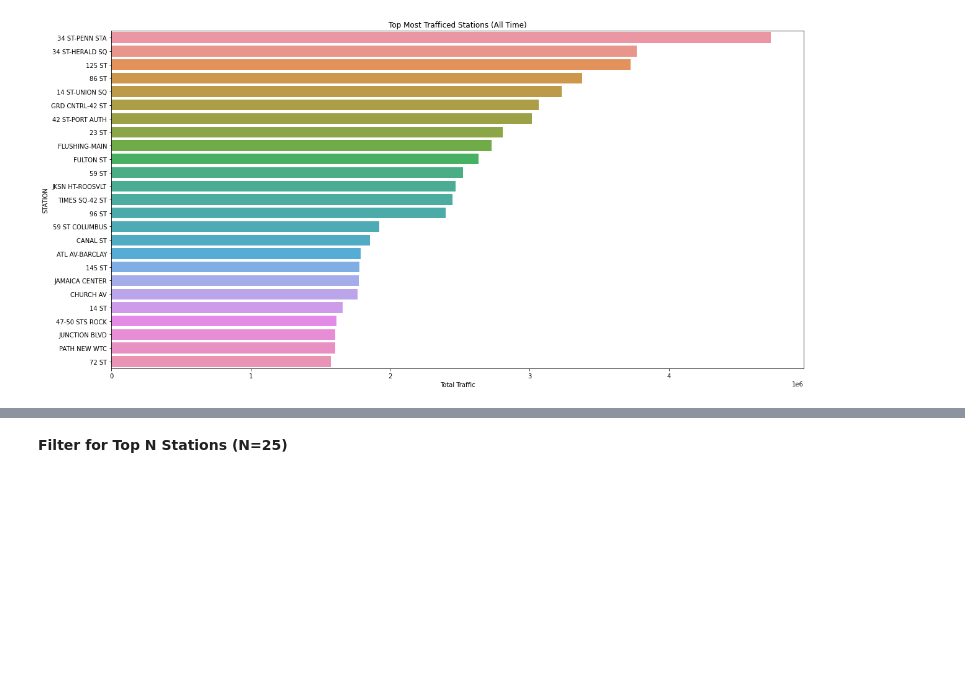
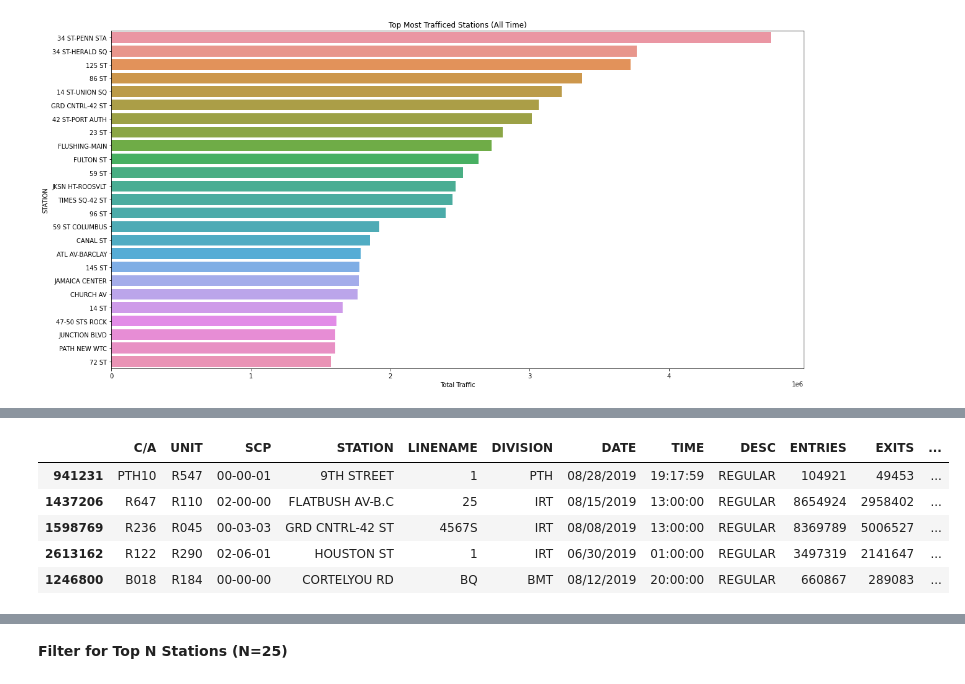
Before and after one commit to aauyeung19/Metis-Project-1, a Jupyter notebook: data cleaning.ipynb, the cells around one changed output, grey strips where cells are left out. Cells and saved outputs as stored; diff of their text form; code cells hidden in the pictures; blank space fills up the shorter version.

Commit message:
Adding Comparison between 2019 and 2020

```diff
--- a/data cleaning.ipynb
+++ b/data cleaning.ipynb
@@ -217,0 +258,4 @@ Text(0.5, 0, 'Total Traffic')
+# %%
+#convert ENTRIES and EXITS to number of entries and number of exits between audits
+mta19['n_in'] = mta19.groupby(['STATION', 'UNIT', 'C/A', 'SCP'])['ENTRIES'].diff()
+mta19['n_out'] = mta19.groupby(['STATION', 'UNIT', 'C/A', 'SCP'])['EXITS'].diff()
@@ -217,0 +274,17 @@ Text(0.5, 0, 'Total Traffic')
+# %%
+#adding n_in and n_out to get total turnstile traffic between audits
+mta19['turn_traffic'] = mta19.n_in + mta19.n_out
+# %%
+mask19 = (mta19.n_in >= 0) & (mta19.n_out >= 0) & (mta19.turn_traffic >= 0) & (mta19.turn_traffic < 2400)
+mta19 = mta19[mask19]
+# %%
+mta19['total_st_traffic'] = mta19.groupby('STATION').turn_traffic.transform('sum')
+# %%
+mta19.sample(5)
+# %% [output]
+|  | C/A | UNIT | SCP | STATION | LINENAME | DIVISION | DATE | TIME | DESC | ENTRIES | EXITS | ... |
+| 941231 | PTH10 | R547 | 00-00-01 | 9TH STREET | 1 | PTH | 08/28/2019 | 19:17:59 | REGULAR | 104921 | 49453 | ... |
+| 1437206 | R647 | R110 | 02-00-00 | FLATBUSH AV-B.C | 25 | IRT | 08/15/2019 | 13:00:00 | REGULAR | 8654924 | 2958402 | ... |
+| 1598769 | R236 | R045 | 00-03-03 | GRD CNTRL-42 ST | 4567S | IRT | 08/08/2019 | 13:00:00 | REGULAR | 8369789 | 5006527 | ... |
+| 2613162 | R122 | R290 | 02-06-01 | HOUSTON ST | 1 | IRT | 06/30/2019 | 01:00:00 | REGULAR | 3497319 | 2141647 | ... |
+| 1246800 | B018 | R184 | 00-00-00 | CORTELYOU RD | BQ | BMT | 08/12/2019 | 20:00:00 | REGULAR | 660867 | 289083 | ... |
```
Also changed, not shown: parts of 28 cells of this notebook.
